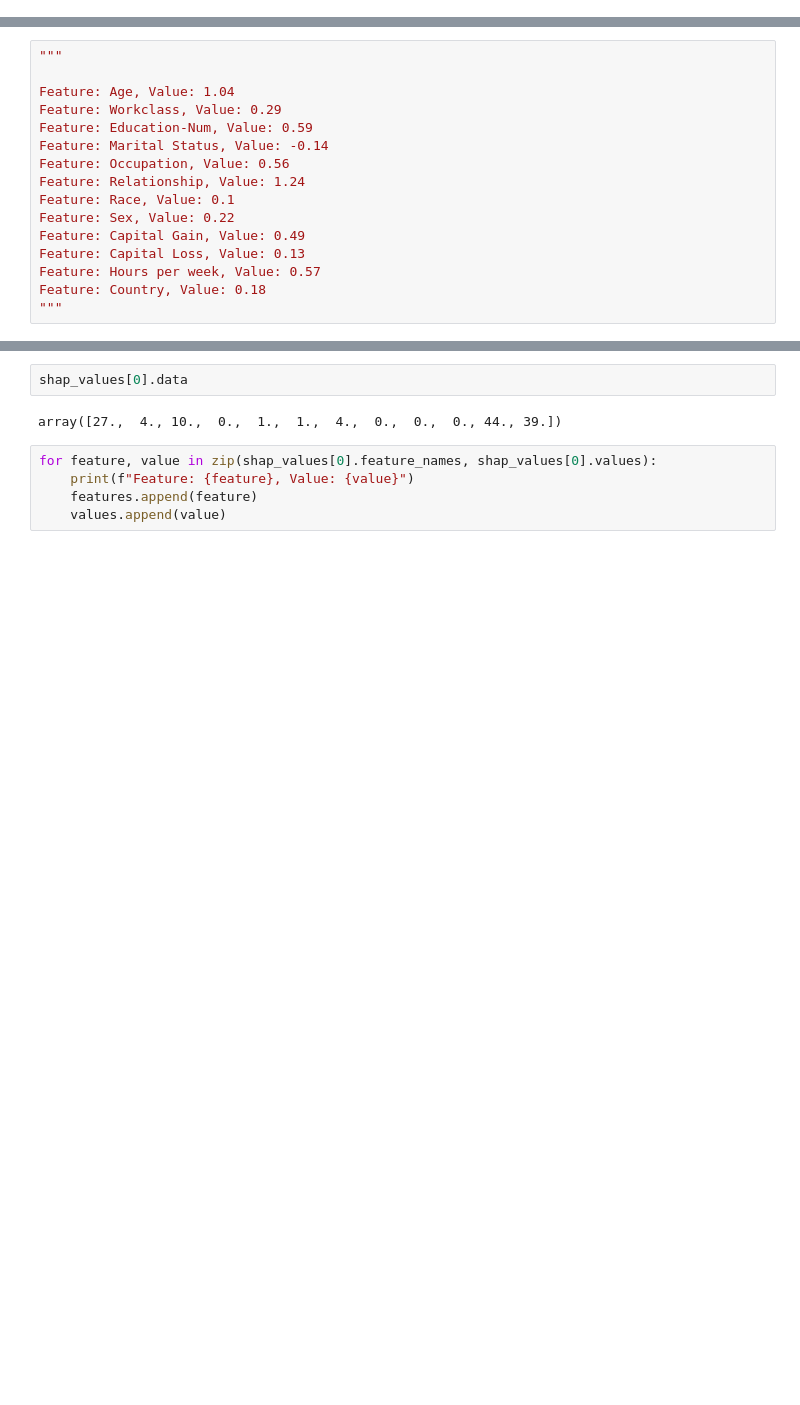
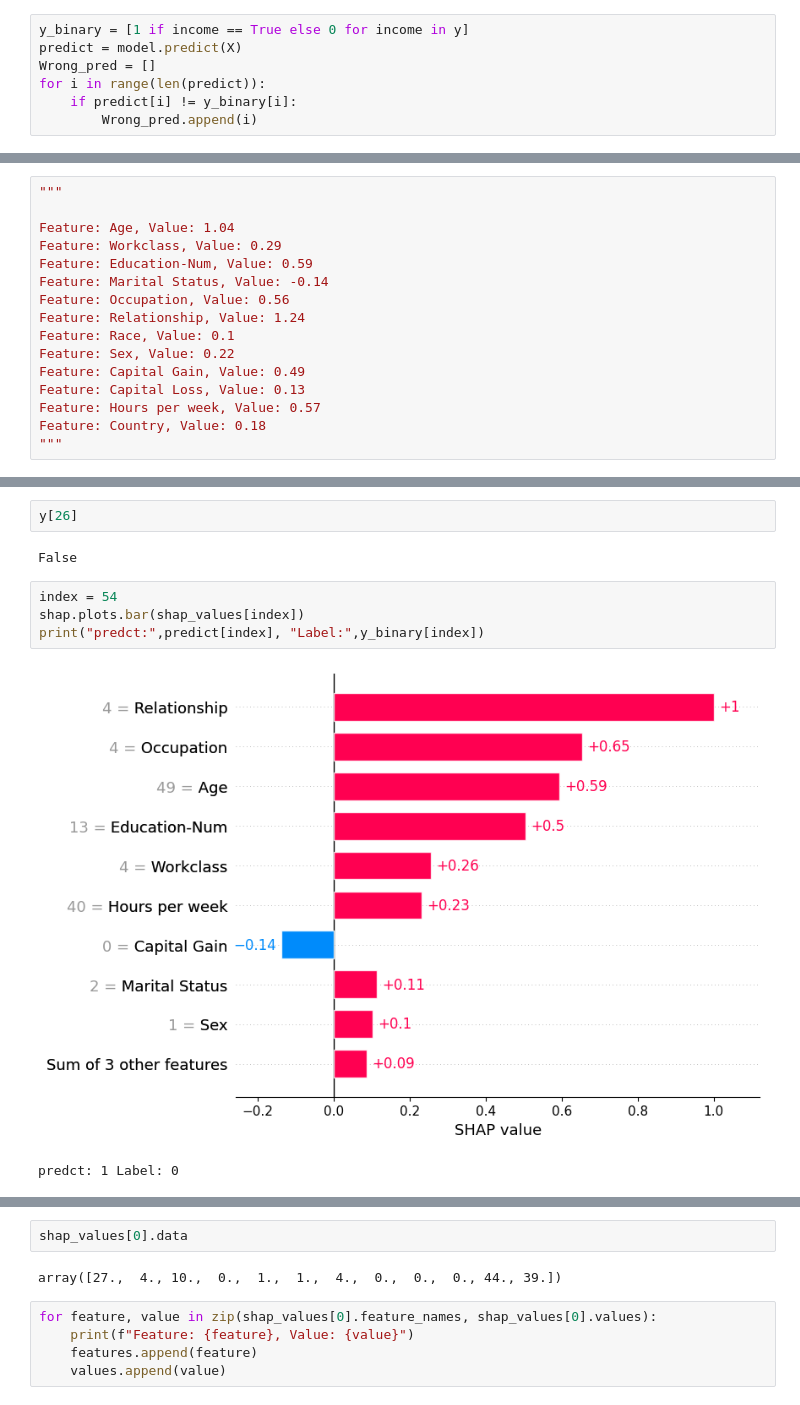
Before and after one commit to Yvonnefanf/ChartCaption, a Jupyter notebook: Data/XAI_outputs/SHAP.ipynb, the cells around one changed output, grey strips where cells are left out. Drawn from its saved outputs; the diff is of its cells as text; blank space fills up the shorter version.

```diff
--- a/Data/XAI_outputs/SHAP.ipynb
+++ b/Data/XAI_outputs/SHAP.ipynb
@@ -13,3 +33,10 @@ shap_values = explainer(X)
 shap.plots.bar(shap_values,max_display=12)
 # %% [output]
 [figure]
+# %%
+y_binary = [1 if income == True else 0 for income in y]
+predict = model.predict(X)
+Wrong_pred = []
+for i in range(len(predict)):
+    if predict[i] != y_binary[i]:
+        Wrong_pred.append(i)
@@ -80,0 +134,11 @@ shap.plots.bar(shap_values[190])
+# %%
+y[26]
+# %% [output]
+False
+# %%
+index = 54
+shap.plots.bar(shap_values[index])
+print("predct:",predict[index], "Label:",y_binary[index])
+# %% [output]
+[figure, added]
+predct: 1 Label: 0
```
Also changed, not shown: parts of 14 cells of this notebook.
